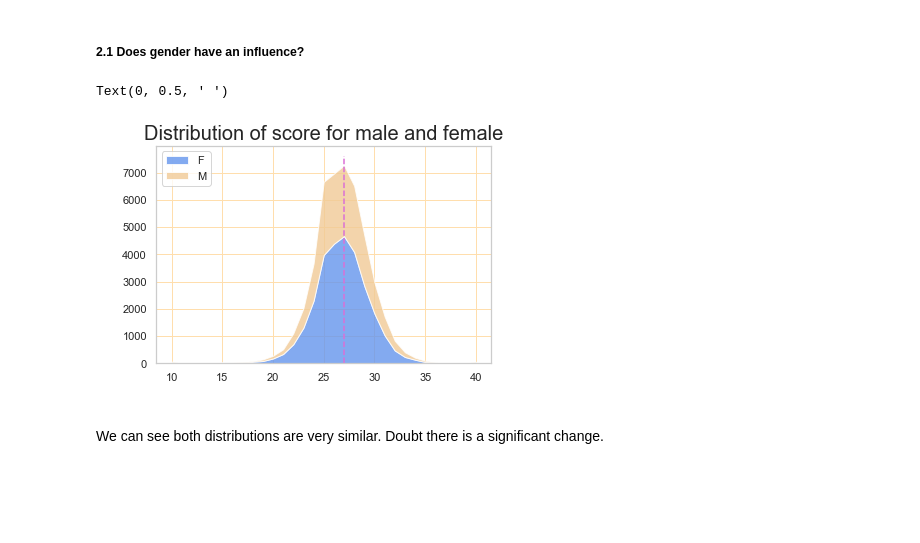
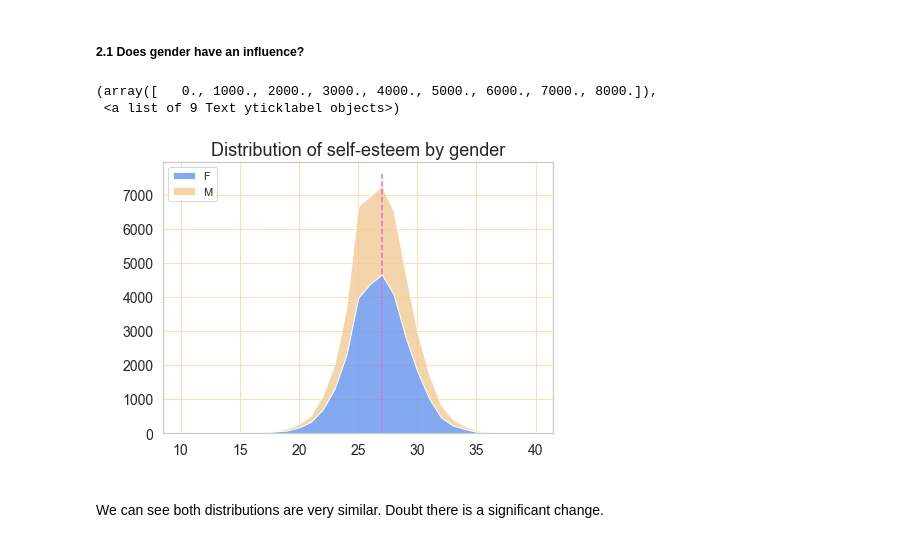
Before and after one commit to FHnt97/Project-Week-5-Your-Own-Project, a Jupyter notebook: your-project/03-Analysis.ipynb, the cells around one changed output. Drawn from its saved outputs; the diff is of its cells as text; code cells hidden in the pictures; blank space fills up the shorter version.

Commit message:
updated graphics

```diff
--- a/your-project/03-Analysis.ipynb
+++ b/your-project/03-Analysis.ipynb
@@ -374,22 +374,25 @@ score = gender[["overall_score"]]
 # %%
 #plotting the distribution of slef esteem of male and female
 ln = 27
 
-fig, ax =  plt.subplots()
+fig, ax =  plt.subplots(figsize=(7, 5))
 pal = sns.color_palette("Set1")
 pal = ["#6495ed", "#F1CA96"]
 ax.stackplot(score["overall_score"], F["F"], M["M"], labels = ["F", "M"], colors=pal, alpha=0.8)
 ax.legend(loc='upper left')
 ax.plot([ln, ln],[0., 7600], "k--", color="orchid")
 plt.grid(axis="both", color='navajowhite')
 
 
-ax.set_title("Distribution of score for male and female", fontsize=20)
+ax.set_title("Distribution of self-esteem by gender", fontsize=18)
 ax.set_xlabel(' ', fontsize=16)
 ax.set_ylabel(' ', fontsize=16)
+plt.xticks(fontsize=14)
+plt.yticks(fontsize=14)
 # %% [output]
-Text(0, 0.5, ' ')
+(array([   0., 1000., 2000., 3000., 4000., 5000., 6000., 7000., 8000.]),
+ <a list of 9 Text yticklabel objects>)
-[figure, old version]
+[figure, new version]
 # %% [markdown]
 We can see both distributions are very similar. Doubt there is a significant change.
 # %% [markdown]
```
Also changed, not shown: parts of 1 cell of this notebook, 2 other files.
